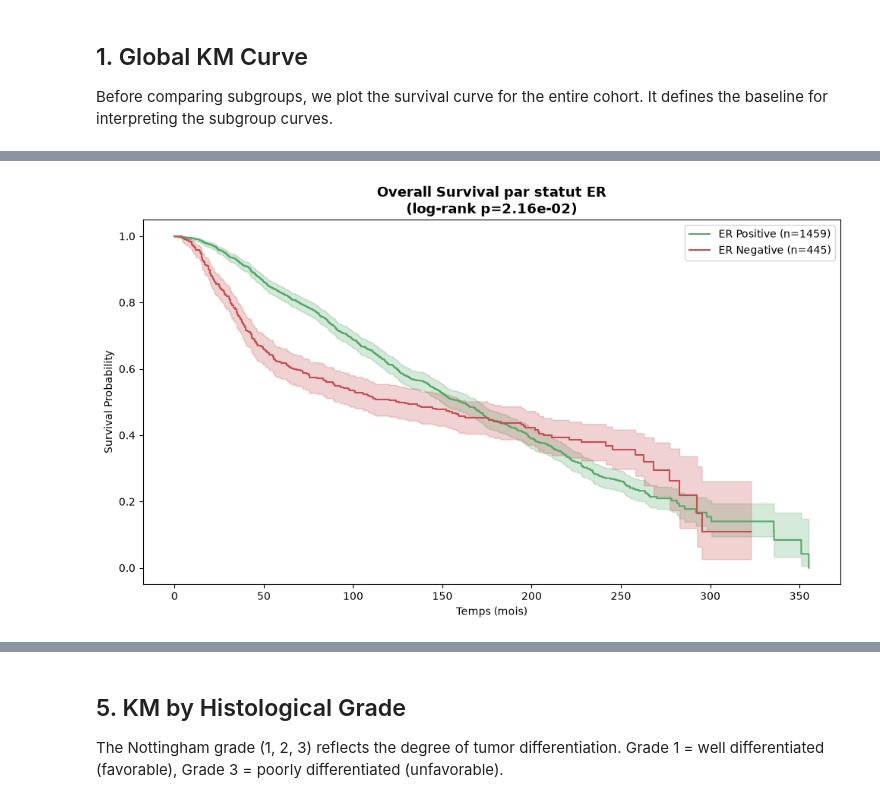
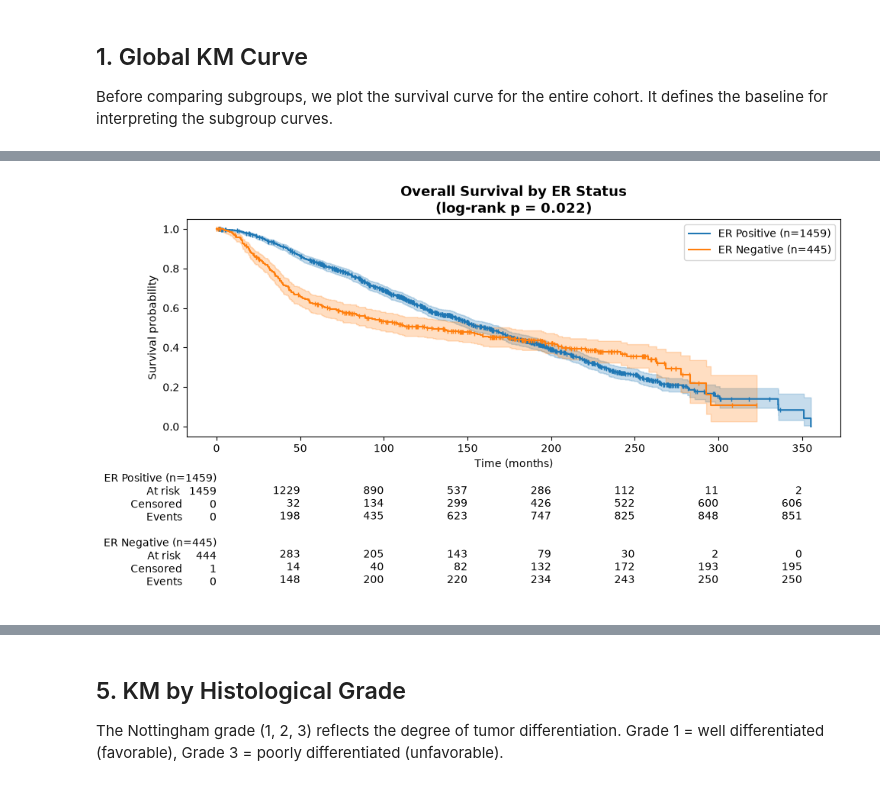
Before and after one commit to juliettebm/METABRIC-Breast-Cancer-Survival-Analysis-Machine-Learning, a Jupyter notebook: notebooks/03_kaplan_meier.ipynb, the cells around one changed output, grey strips where cells are left out. Drawn from its saved outputs; the diff is of its cells as text; code cells hidden in the pictures.

```diff
--- a/notebooks/03_kaplan_meier.ipynb
+++ b/notebooks/03_kaplan_meier.ipynb
@@ -101,34 +182,86 @@ for targeted hormone therapy.
 # %%
-kmf = KaplanMeierFitter()
-fig, ax = plt.subplots(figsize=(10, 6))
-colors = {"Positive": "#55A868", "Negative": "#C44E52"}
+# Kaplan–Meier by ER status
 
-for group, color in colors.items():
-    mask = df_plot["er_status_label"] == group
-    kmf.fit(
-        durations=df_plot.loc[mask, "overall_survival_months"],
-        event_observed=df_plot.loc[mask, "event"],
-        label=f"ER {group} (n={mask.sum()})"
-    )
-    kmf.plot_survival_function(ax=ax, ci_show=True, color=color)
+kmf_pos = KaplanMeierFitter()
+kmf_neg = KaplanMeierFitter()
 
-er_pos = df_plot["er_status_label"] == "Positive"
-results_er = logrank_test(
-    df_plot.loc[er_pos, "overall_survival_months"],
-    df_plot.loc[~er_pos, "overall_survival_months"],
-    event_observed_A=df_plot.loc[er_pos, "event"],
-    event_observed_B=df_plot.loc[~er_pos, "event"]
+er_pos = df["er_status"] == "Positive"
+er_neg = df["er_status"] == "Negative"
+
+# Fit
+kmf_pos.fit(
+    durations=df.loc[er_pos, "overall_survival_months"],
+    event_observed=df.loc[er_pos, "event"],
+    label=f"ER Positive (n={er_pos.sum()})"
 )
 
-ax.set_title(f"Overall Survival par statut ER\n(log-rank p={results_er.p_value:.2e})",
-             fontsize=13, fontweight="bold")
-ax.set_xlabel("Temps (mois)")
-ax.set_ylabel("Survival Probability")
+kmf_neg.fit(
+    durations=df.loc[er_neg, "overall_survival_months"],
+    event_observed=df.loc[er_neg, "event"],
+    label=f"ER Negative (n={er_neg.sum()})"
+)
+
+# Log-rank test
+results_er = logrank_test(
+    df.loc[er_pos, "overall_survival_months"],
+    df.loc[er_neg, "overall_survival_months"],
+    event_observed_A=df.loc[er_pos, "event"],
+    event_observed_B=df.loc[er_neg, "event"]
+)
+
+# Plot
+fig, ax = plt.subplots(figsize=(10, 6))
+
+kmf_pos.plot_survival_function(
+    ax=ax,
+    ci_show=True,
+    show_censors=True,
+    censor_styles={"marker": "|", "ms": 5}
+)
+
+kmf_neg.plot_survival_function(
+    ax=ax,
+    ci_show=True,
+    show_censors=True,
+    censor_styles={"marker": "|", "ms": 5}
+)
+
+ax.set_title(
+    f"Overall Survival by ER Status\n"
+    f"(log-rank p = {results_er.p_value:.3f})",
+    fontsize=13,
+    fontweight="bold"
+)
+
+ax.set_xlabel("Time (months)")
+ax.set_ylabel("Survival probability")
 ax.legend()
 
+# Number at risk / censored / events
+add_at_risk_counts(
+    kmf_pos,
+    kmf_neg,
+    ax=ax
+)
+
 plt.tight_layout()
-plt.savefig("../figures/03_km_er.png", dpi=150, bbox_inches="tight")
+
+plt.savefig(
+    "../figures/03_km_er.png",
+    dpi=150,
+    bbox_inches="tight"
+)
+
 plt.show()
-print(f"Log-rank p-value : {results_er.p_value:.2e}")
+
+print(f"Log-rank p-value: {results_er.p_value:.4f}")
+print(
+    f"Median survival - ER Positive: "
+    f"{kmf_pos.median_survival_time_:.1f} months"
+)
+print(
+    f"Median survival - ER Negative: "
+    f"{kmf_neg.median_survival_time_:.1f} months"
+)
 # %% [output]
-[figure, old version]
+[figure, new version]
```
Also changed, not shown: parts of 24 cells of this notebook, 23 other files.
